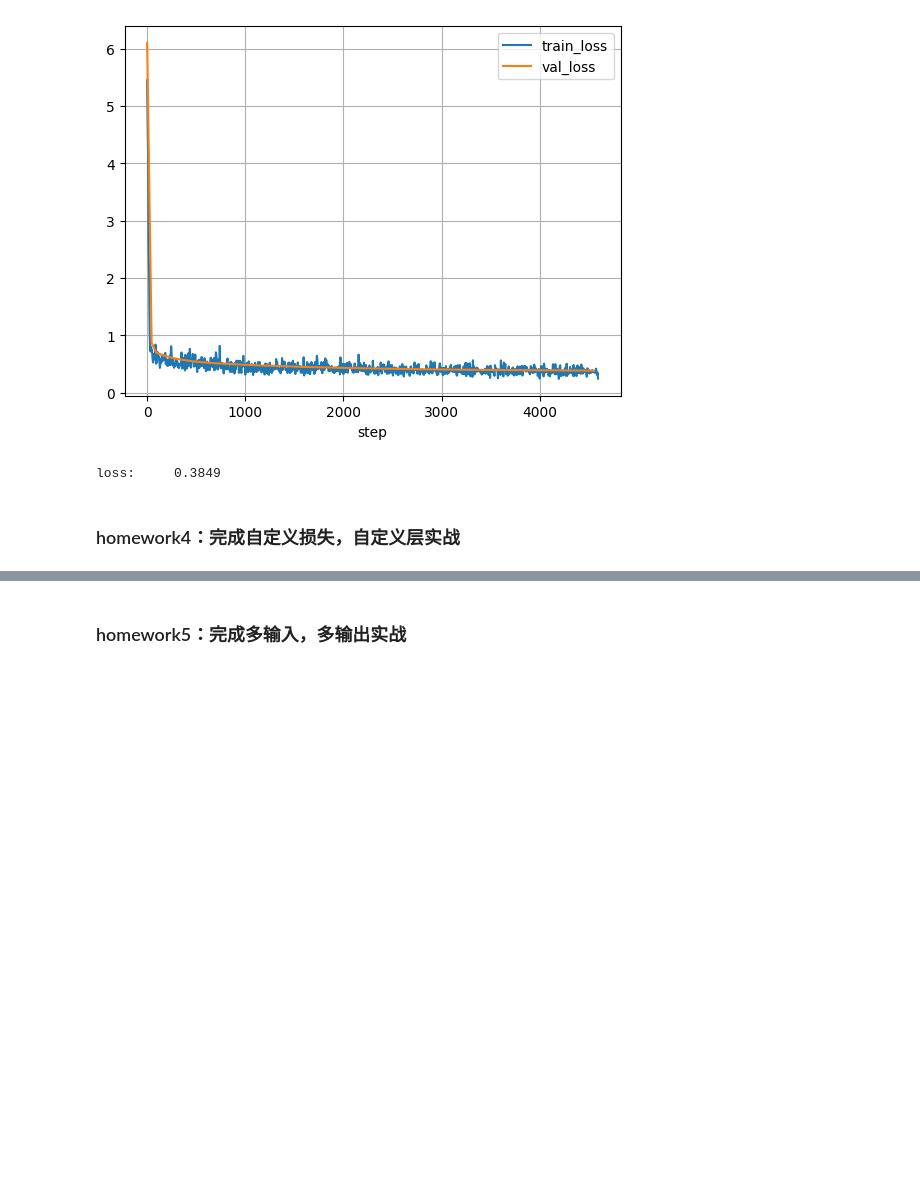
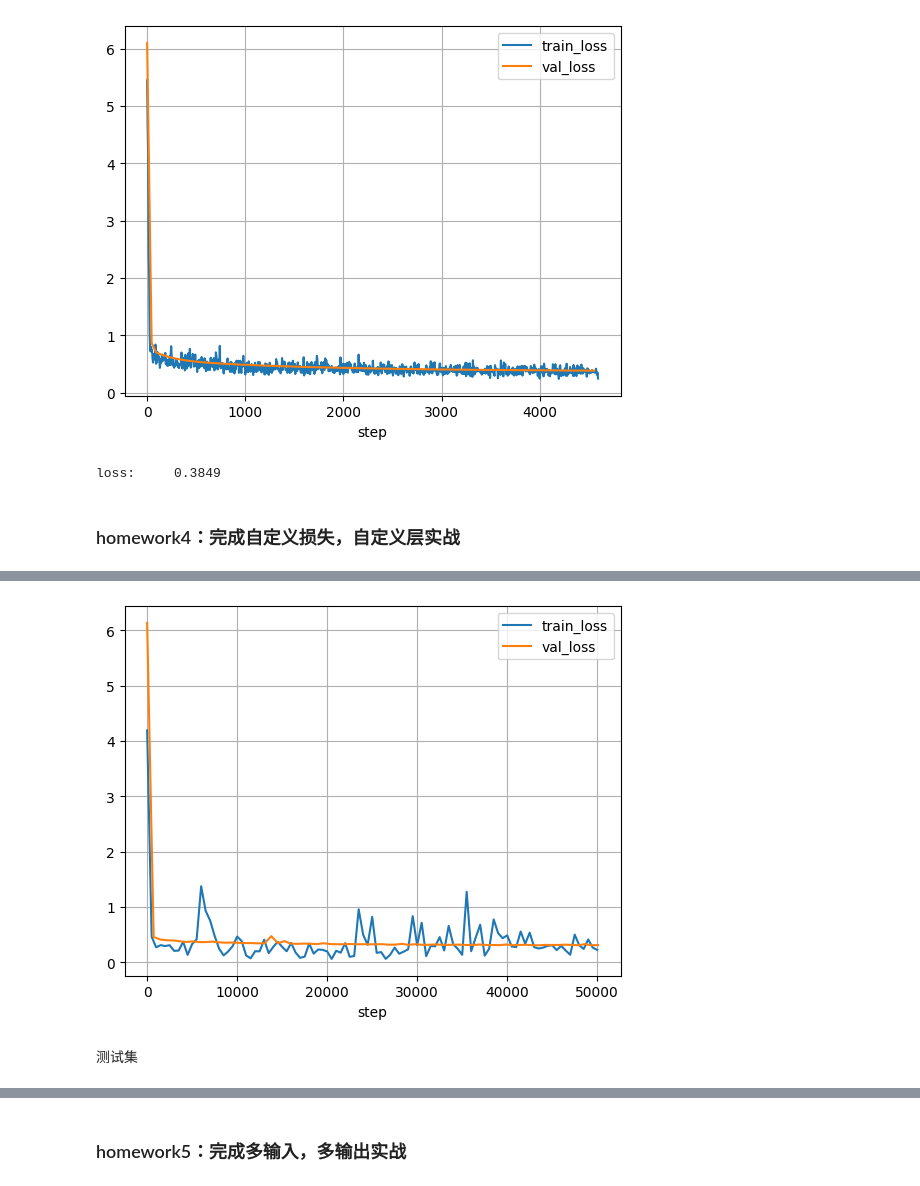
Before and after one commit to Limerence717/my_first_github, a Jupyter notebook: homework/day21_homework.ipynb, the cells around one changed output, grey strips where cells are left out. Saved outputs shown, nothing was run; the diff lists cells and outputs as text; code cells hidden in the pictures; blank space fills up the shorter version.

```diff
--- a/homework/day21_homework.ipynb
+++ b/homework/day21_homework.ipynb
@@ -2363,0 +2630,23 @@ loss:     0.3849
+# %%
+# 1. 定义损失函数 采用自定义的MSE
+loss_fct = mse_loss
+# loss_fct = F.mse_loss
+# 2. 定义优化器 采用SGD
+# Optimizers specified in the torch.optim package
+optimizer = torch.optim.SGD(model.parameters(), lr=0.001, momentum=0.9)
+
+# 3. early stop
+early_stop_callback = EarlyStopCallback(patience=10, min_delta=1e-3)
+
+model = model.to(device)
+# %%
+record = training(
+    model,
+    train_loader,
+    val_loader,
+    epoch,
+    loss_fct,
+    optimizer,
+    early_stop_callback=early_stop_callback,
+    eval_step=len(train_loader)
+)
@@ -2363,0 +2672,24 @@ loss:     0.3849
+# %%
+#画线要注意的是损失是不一定在零到1之间的
+def plot_learning_curves(record_dict, sample_step=500):
+    # build DataFrame
+    train_df = pd.DataFrame(record_dict["train"]).set_index("step").iloc[::sample_step]
+    val_df = pd.DataFrame(record_dict["val"]).set_index("step")
+
+    # plot
+    for idx, item in enumerate(train_df.columns):
+        plt.plot(train_df.index, train_df[item], label=f"train_{item}")
+        plt.plot(val_df.index, val_df[item], label=f"val_{item}")
+        plt.grid()
+        plt.legend()
+        # plt.xticks(range(0, train_df.index[-1], 10*sample_step), range(0, train_df.index[-1], 10*sample_step))
+        plt.xlabel("step")
+
+        plt.show()
+
+
+plot_learning_curves(record)  #横坐标是 steps
+# %% [output]
+[figure, added]
+# %% [markdown]
+测试集
```
Also changed, not shown: parts of 100 cells of this notebook.
